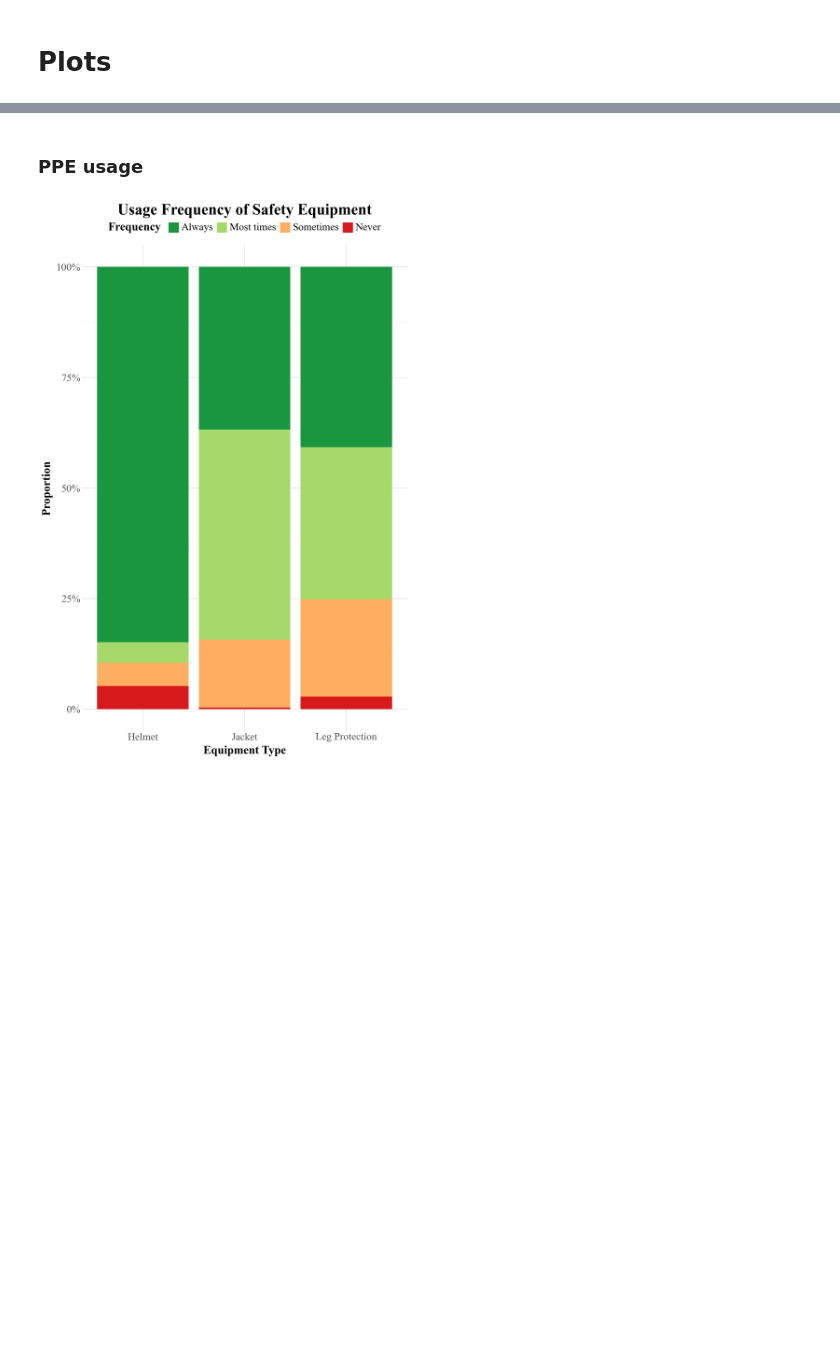
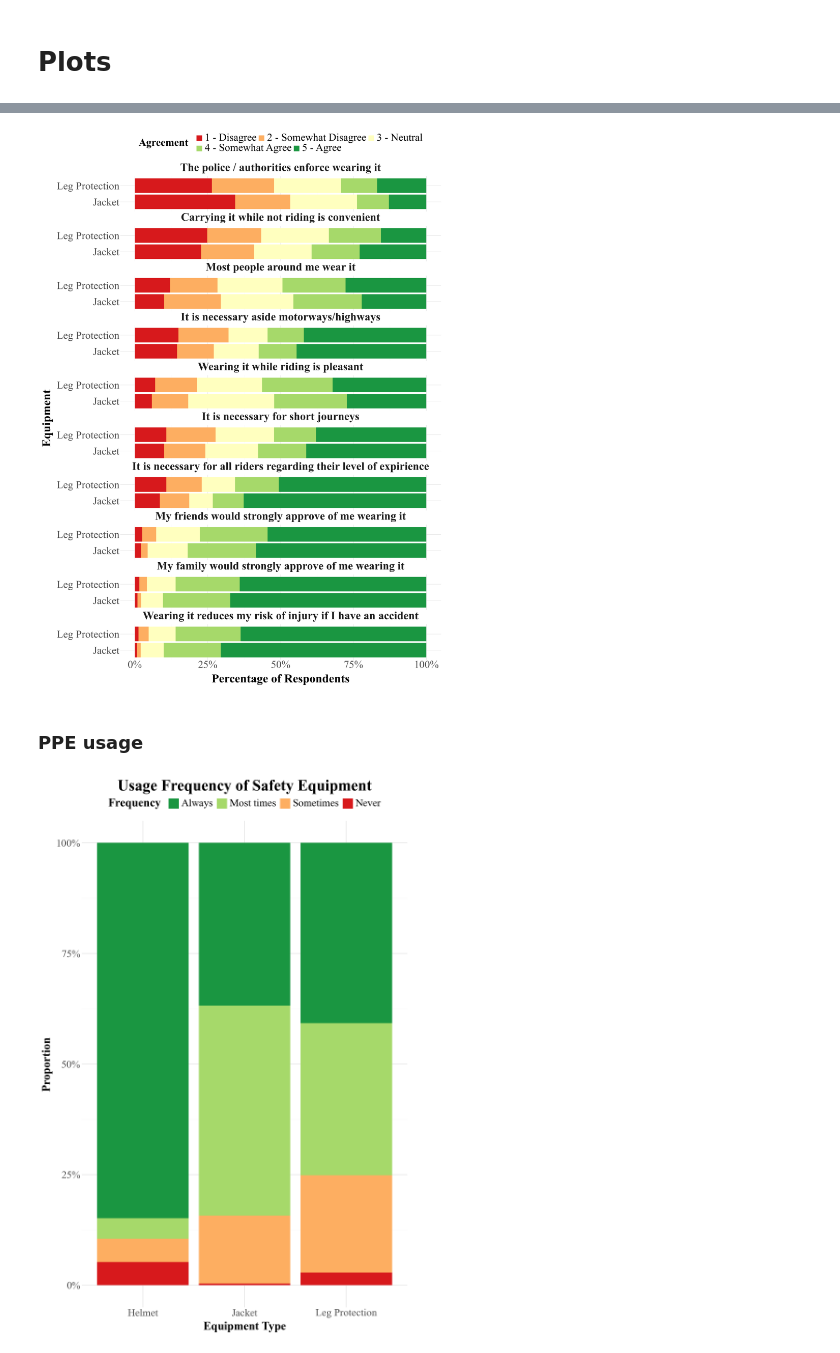
Before and after one commit to IMPROVA-RoadSafety/Motocycle_analysis, a Jupyter notebook: notebooks/03_plots_clean_data.ipynb, the cells around one changed output, grey strips where cells are left out. Cells and saved outputs as stored; diff of their text form; code cells hidden in the pictures; blank space fills up the shorter version.

Commit message:
Add new plot

```diff
--- a/notebooks/03_plots_clean_data.ipynb
+++ b/notebooks/03_plots_clean_data.ipynb
@@ -37,3 +149,91 @@ Variables (514, 5)
+# %%
+# ... (Steps 1 through 4 remain exactly the same) ...
+
+# 5. Apply Likert mapping and categorical ordering
+likert_map = {
+    1.0: '1 - Disagree',
+    2.0: '2 - Somewhat Disagree',
+    3.0: '3 - Neutral',
+    4.0: '4 - Somewhat Agree',
+    5.0: '5 - Agree'
+}
+
+att_long['Response'] = pd.Categorical(
+    att_long['Score'].map(likert_map),
+    categories=list(likert_map.values()),
+    ordered=True
+)
+
+att_long['Equipment'] = pd.Categorical(
+    att_long['Equipment'],
+    categories=['Jacket', 'Leg Protection'],
+    ordered=True
+)
+
+# --- NEW FIX: Sort Statements by Average Score ---
+# 1. Calculate the mean score for each statement (ignoring NaNs)
+statement_means = att_long.groupby('Statement')['Score'].mean()
+
+# 2. Sort the means in ascending order
+# (Lowest score = highest disagreement -> appears first at the top)
+sorted_statements = statement_means.sort_values(ascending=True).index.tolist()
+
+# 3. Apply this calculated order to the categorical variable
+att_long['Statement'] = pd.Categorical(
+    att_long['Statement'],
+    categories=sorted_statements,
+    ordered=True
+)
+# -------------------------------------------------
+
+# 6. Generate the Plot
+plot_attitudes = (
+    ggplot(att_long, aes(x='Equipment', fill='Response'))
+    + geom_bar(position=position_fill(reverse=True))
+    + facet_wrap('~Statement', ncol=1)
+    + coord_flip()
+    + scale_y_continuous(labels=lambda l: [f"{int(x*100)}%" for x in l])
+    + scale_fill_brewer(type="div", palette="RdYlGn")
+
+    + guides(fill=guide_legend(nrow=2, byrow=True))
+    # (Note: The guides() line from the previous version is removed!)
+    + labs(
+        x=None,
+        y="Percentage of Respondents",
+        fill="Agreement"
+    )
+    + theme_minimal()
+    + theme(
+            # Changed text from 18 to 22
+            text=element_text(family='Times New Roman', size=35),
+
+            # Facet headers (e.g. "Jacket", "Leg Protection") changed from 18 to 22
+            strip_text=element_text(size=32, fontweight='bold', margin={'b': 12}),
+
+            # Changed axis values (e.g., percentages) from 16 to 18
+            axis_text=element_text(size=30),
+
+            # Changed axis labels (e.g. "Percentage of Respondents") from 18 to 22
+            axis_title=element_text(size=34, fontweight='bold'),
+
+            # Increased legend sizes
+            legend_text=element_text(size=30),
+            legend_title=element_text(size=30, fontweight='bold'),
+
+            # We might need to make the figure size slightly taller to accommodate the text.
+            # Bumped height from 20 to 22
+            figure_size=(16, 22),
+            legend_position="top",
+        )
+)
+
+
+
+
+plot_attitudes.save(FIGURES_DIR/"all_attitudes_comparison_sorted.png", dpi=300)
+plot_attitudes
+# %% [output]
+[figure, added]
 # %% [markdown]
 ### PPE usage
 # %%
```
Also changed, not shown: parts of 3 cells of this notebook.
